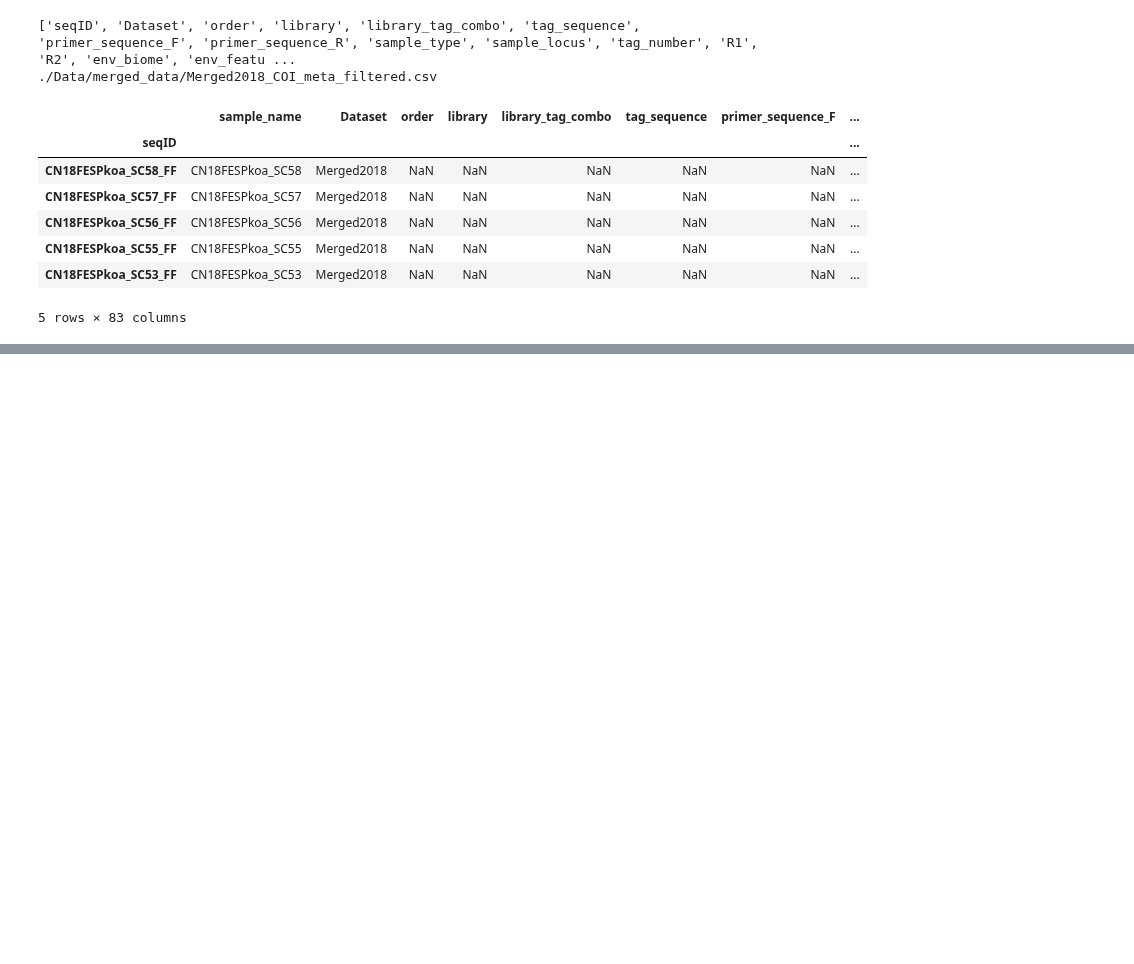
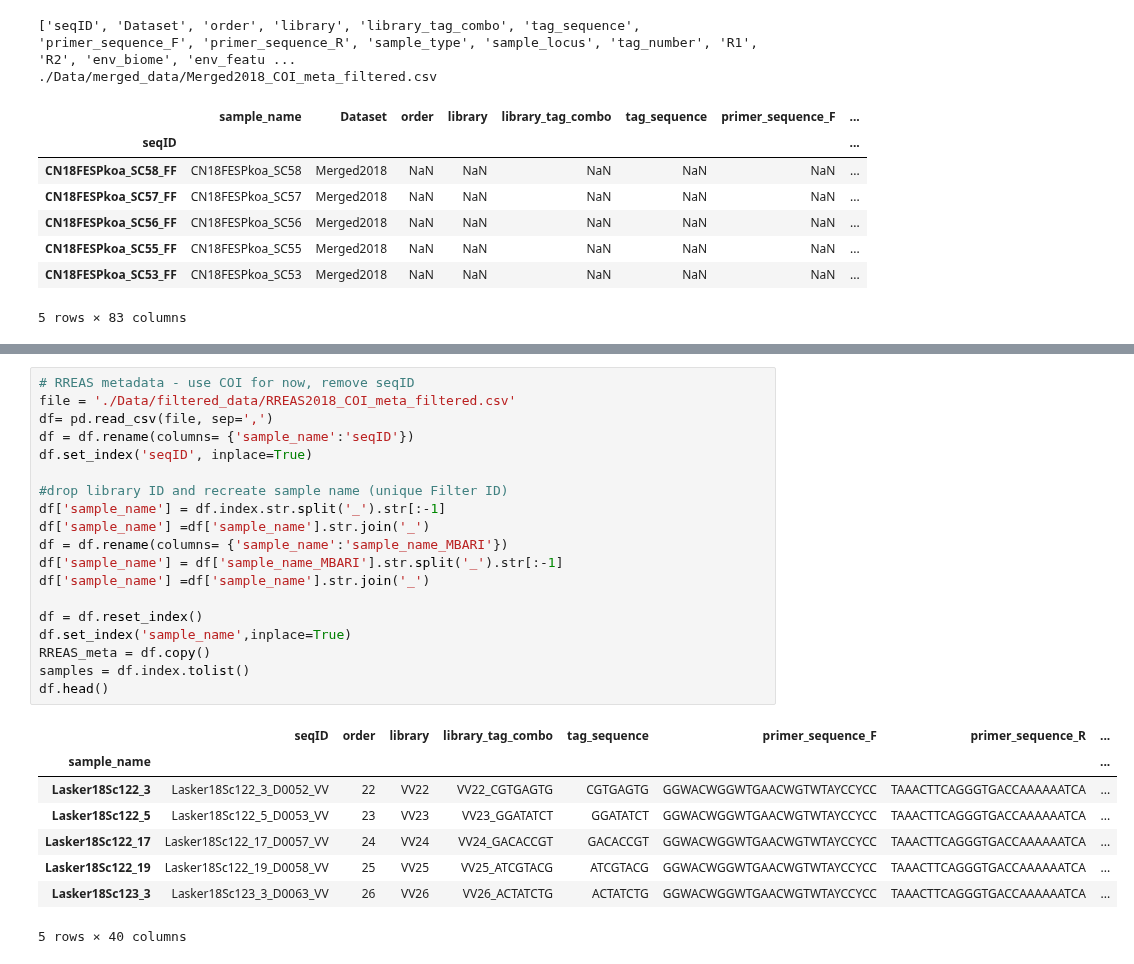
Before and after one commit to nvpatin/MAMBO, a Jupyter notebook: Create_Metadata_Files.ipynb, the cells around one changed output, grey strips where cells are left out. Cells and saved outputs as stored; diff of their text form; blank space fills up the shorter version.

Commit message:
modify 16S format and create prelim metadata file

```diff
--- a/Create_Metadata_Files.ipynb
+++ b/Create_Metadata_Files.ipynb
@@ -199,0 +235,28 @@ df.head()
+# %%
+# RREAS metadata - use COI for now, remove seqID
+file = './Data/filtered_data/RREAS2018_COI_meta_filtered.csv'
+df= pd.read_csv(file, sep=',')
+df = df.rename(columns= {'sample_name':'seqID'})
+df.set_index('seqID', inplace=True)
+
+#drop library ID and recreate sample name (unique Filter ID)
+df['sample_name'] = df.index.str.split('_').str[:-1]
+df['sample_name'] =df['sample_name'].str.join('_')
+df = df.rename(columns= {'sample_name':'sample_name_MBARI'})
+df['sample_name'] = df['sample_name_MBARI'].str.split('_').str[:-1]
+df['sample_name'] =df['sample_name'].str.join('_')
+
+df = df.reset_index()
+df.set_index('sample_name',inplace=True)
+RREAS_meta = df.copy()
+samples = df.index.tolist()
+df.head()
+# %% [output]
+|  | seqID | order | library | library_tag_combo | tag_sequence | primer_sequence_F | primer_sequence_R | ... |
+| sample_name |  |  |  |  |  |  |  | ... |
+| Lasker18Sc122_3 | Lasker18Sc122_3_D0052_VV | 22 | VV22 | VV22_CGTGAGTG | CGTGAGTG | GGWACWGGWTGAACWGTWTAYCCYCC | TAAACTTCAGGGTGACCAAAAAATCA | ... |
+| Lasker18Sc122_5 | Lasker18Sc122_5_D0053_VV | 23 | VV23 | VV23_GGATATCT | GGATATCT | GGWACWGGWTGAACWGTWTAYCCYCC | TAAACTTCAGGGTGACCAAAAAATCA | ... |
+| Lasker18Sc122_17 | Lasker18Sc122_17_D0057_VV | 24 | VV24 | VV24_GACACCGT | GACACCGT | GGWACWGGWTGAACWGTWTAYCCYCC | TAAACTTCAGGGTGACCAAAAAATCA | ... |
+| Lasker18Sc122_19 | Lasker18Sc122_19_D0058_VV | 25 | VV25 | VV25_ATCGTACG | ATCGTACG | GGWACWGGWTGAACWGTWTAYCCYCC | TAAACTTCAGGGTGACCAAAAAATCA | ... |
+| Lasker18Sc123_3 | Lasker18Sc123_3_D0063_VV | 26 | VV26 | VV26_ACTATCTG | ACTATCTG | GGWACWGGWTGAACWGTWTAYCCYCC | TAAACTTCAGGGTGACCAAAAAATCA | ... |
+5 rows × 40 columns
```
Also changed, not shown: parts of 7 cells of this notebook, 6 other files.
